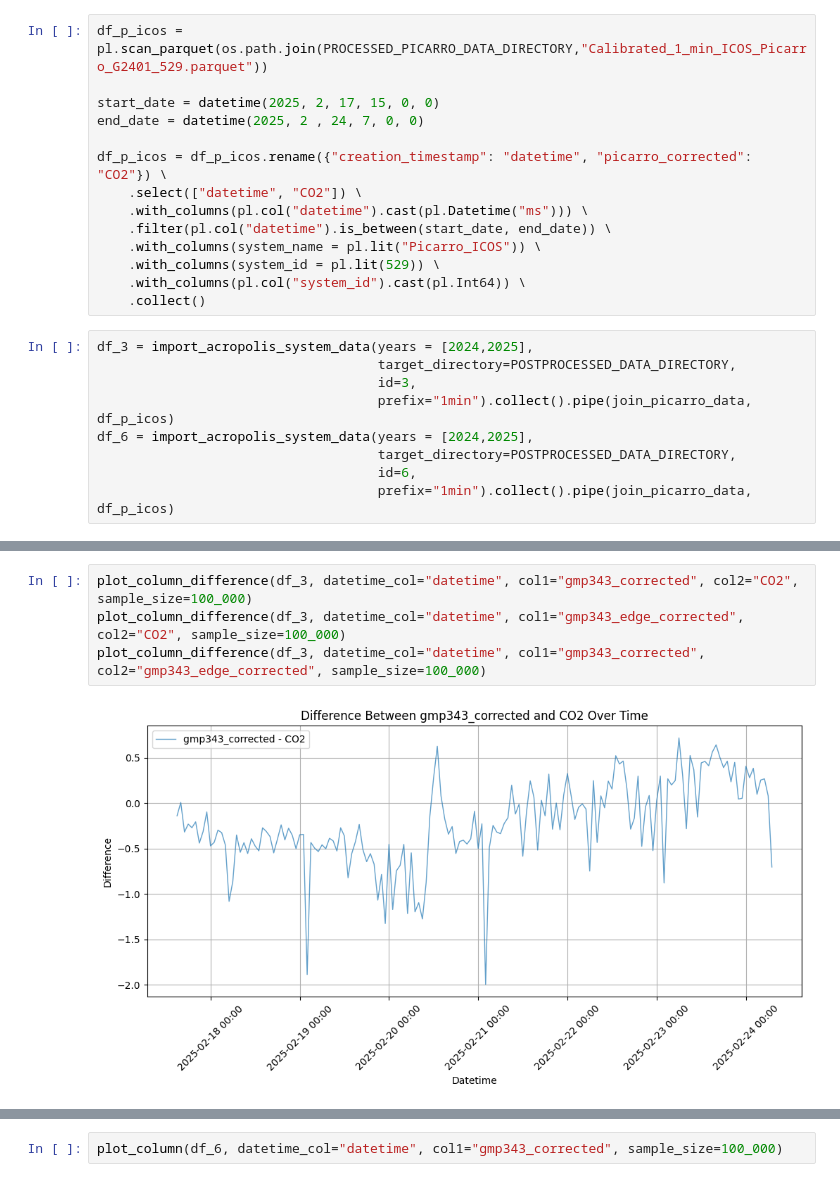
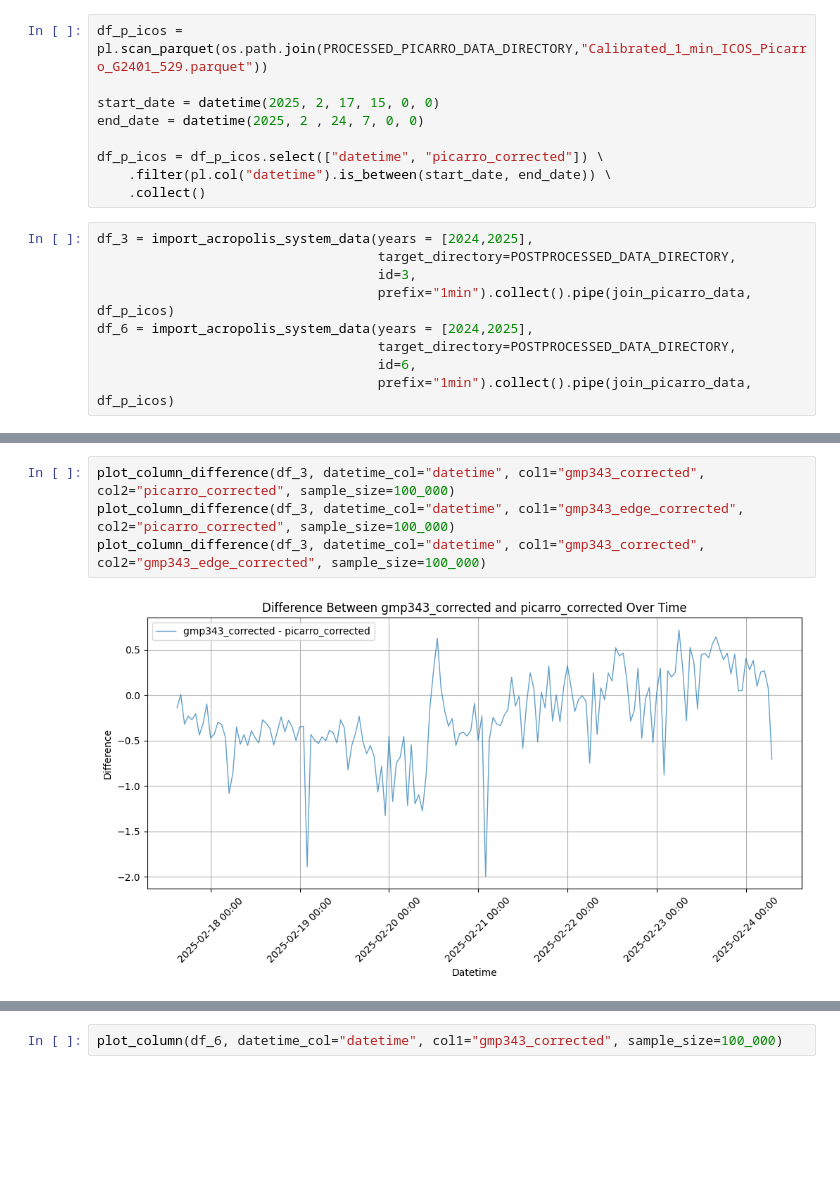
Before and after one commit to tum-esm/ACROPOLIS-data-processing, a Jupyter notebook: notebooks/deployment/plot_N5_vs_reference.ipynb, the cells around one changed output, grey strips where cells are left out. Drawn from its saved outputs; the diff is of its cells as text; blank space fills up the shorter version.

Commit message:
update picarro import

```diff
--- a/notebooks/deployment/plot_N5_vs_reference.ipynb
+++ b/notebooks/deployment/plot_N5_vs_reference.ipynb
@@ -45,13 +45,8 @@ df_p_icos = pl.scan_parquet(os.path.join(PROCESSED_PICARRO_DATA_DIRECTORY,"Calib
 start_date = datetime(2025, 2, 17, 15, 0, 0)
 end_date = datetime(2025, 2 , 24, 7, 0, 0)
 
-df_p_icos = df_p_icos.rename({"creation_timestamp": "datetime", "picarro_corrected": "CO2"}) \
-    .select(["datetime", "CO2"]) \
-    .with_columns(pl.col("datetime").cast(pl.Datetime("ms"))) \
+df_p_icos = df_p_icos.select(["datetime", "picarro_corrected"]) \
     .filter(pl.col("datetime").is_between(start_date, end_date)) \
-    .with_columns(system_name = pl.lit("Picarro_ICOS")) \
-    .with_columns(system_id = pl.lit(529)) \
-    .with_columns(pl.col("system_id").cast(pl.Int64)) \
     .collect()
 # %%
 df_3 = import_acropolis_system_data(years = [2024,2025],
@@ -122,8 +117,8 @@ shape: (1, 3)
 │ 0.284918             ┆ 0.544445            ┆ 0.737865             │
 └──────────────────────┴─────────────────────┴──────────────────────┘
 # %%
-plot_column_difference(df_3, datetime_col="datetime", col1="gmp343_corrected", col2="CO2", sample_size=100_000)
-plot_column_difference(df_3, datetime_col="datetime", col1="gmp343_edge_corrected", col2="CO2", sample_size=100_000)
+plot_column_difference(df_3, datetime_col="datetime", col1="gmp343_corrected", col2="picarro_corrected", sample_size=100_000)
+plot_column_difference(df_3, datetime_col="datetime", col1="gmp343_edge_corrected", col2="picarro_corrected", sample_size=100_000)
 plot_column_difference(df_3, datetime_col="datetime", col1="gmp343_corrected", col2="gmp343_edge_corrected", sample_size=100_000)
 # %% [output]
-[figure, old version]
+[figure, new version]
```
Also changed, not shown: parts of 4 cells of this notebook.
